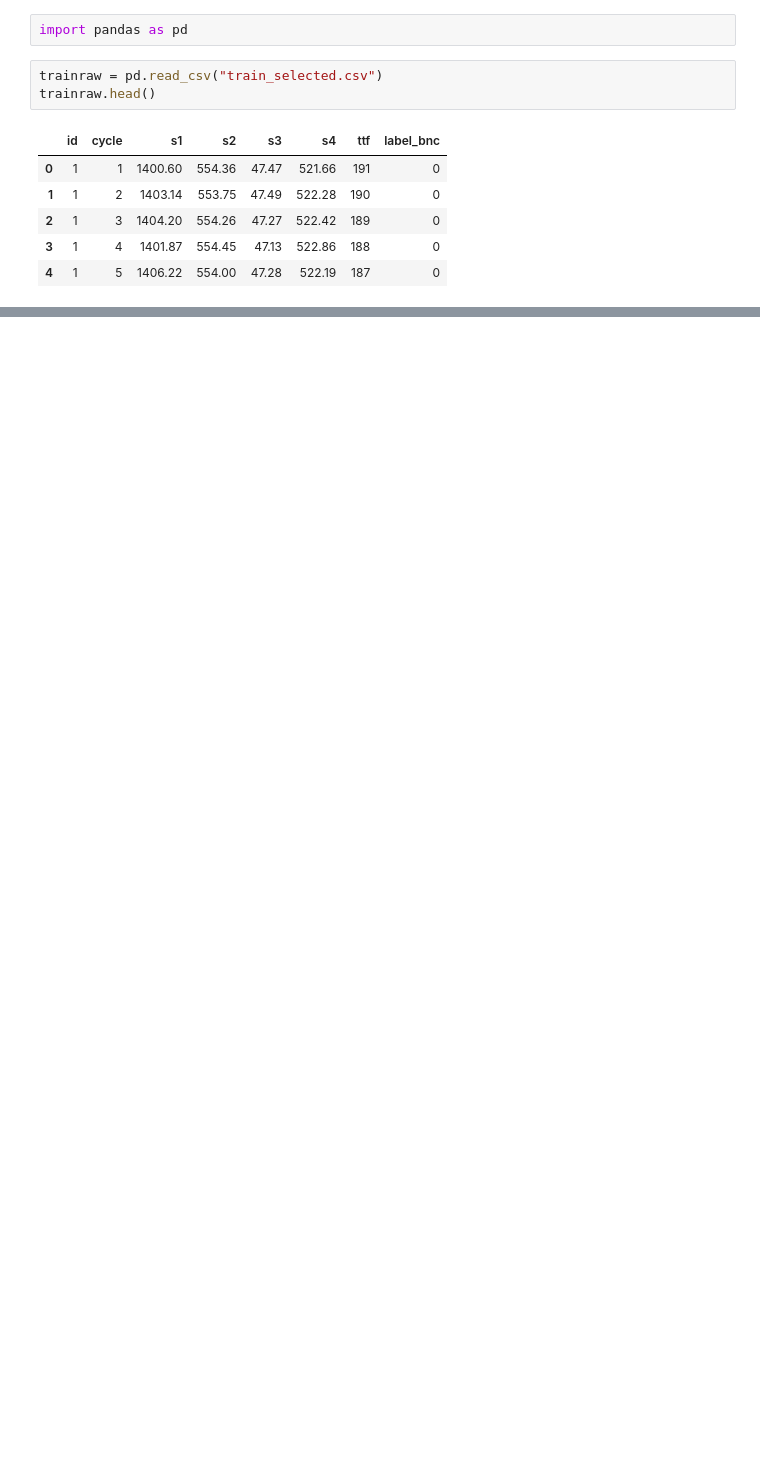
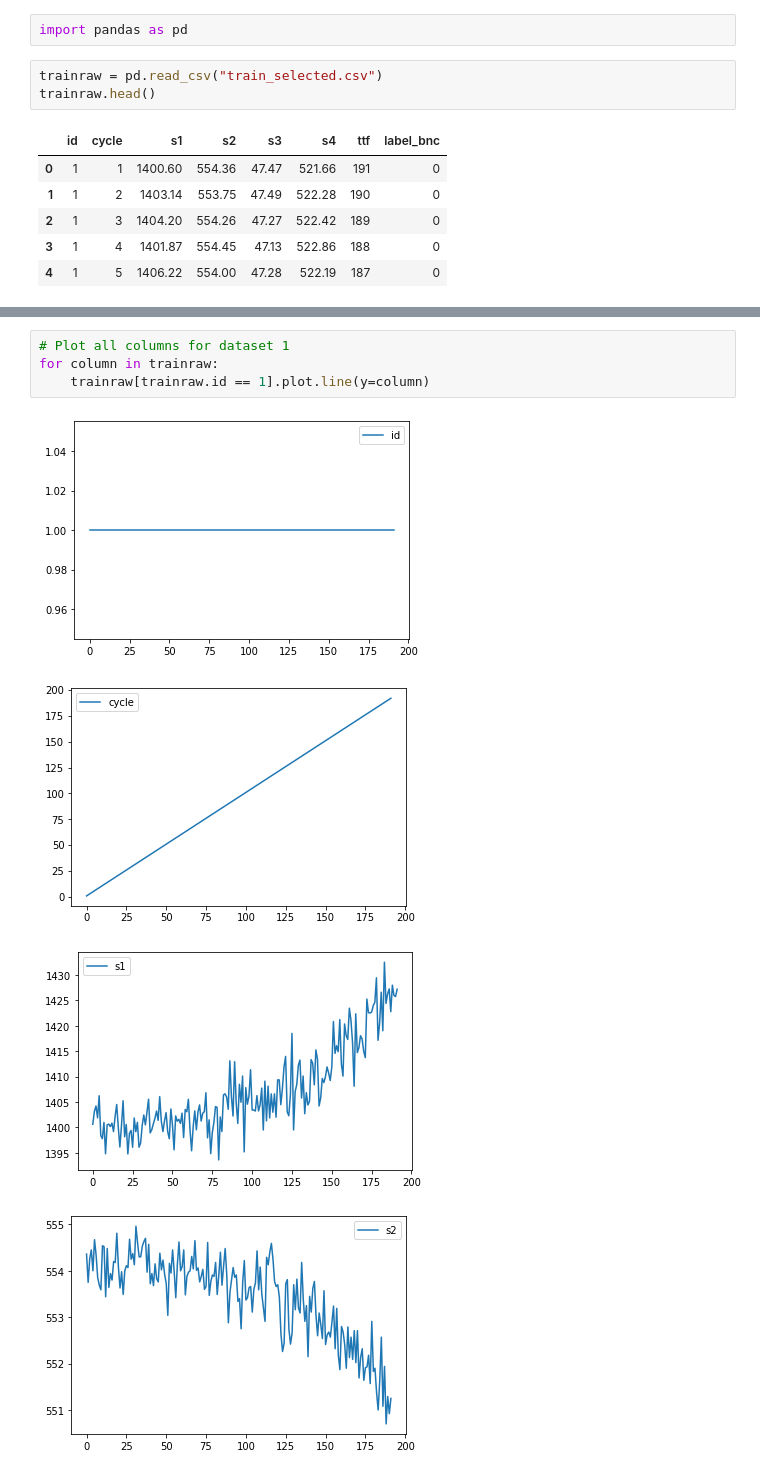
Before and after one commit to lxgrf/msc_statlearn, a Jupyter notebook: py_assignment_rough.ipynb, the cells around one changed output, grey strips where cells are left out. Saved outputs shown, nothing was run; the diff lists cells and outputs as text; blank space fills up the shorter version.

```diff
--- a/py_assignment_rough.ipynb
+++ b/py_assignment_rough.ipynb
@@ -34,3 +36,12 @@ for column in trainraw: trainraw.hist(column=column,
 [figure]
 [figure]
 [figure]
+# %%
+# Plot all columns for dataset 1
+for column in trainraw:
+    trainraw[trainraw.id == 1].plot.line(y=column)
+# %% [output]
+[figure, added]
+[figure, added]
+[figure, added]
+[figure, added]
```
Also changed, not shown: parts of 7 cells of this notebook.
